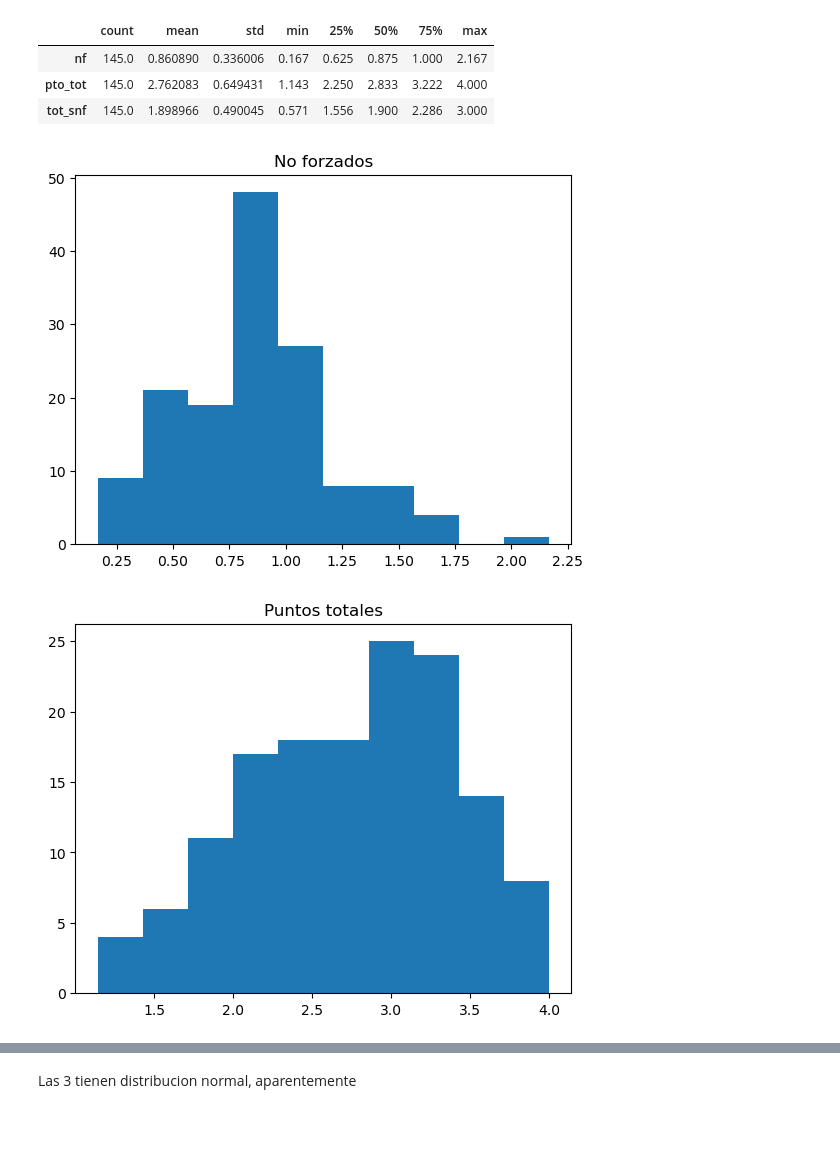
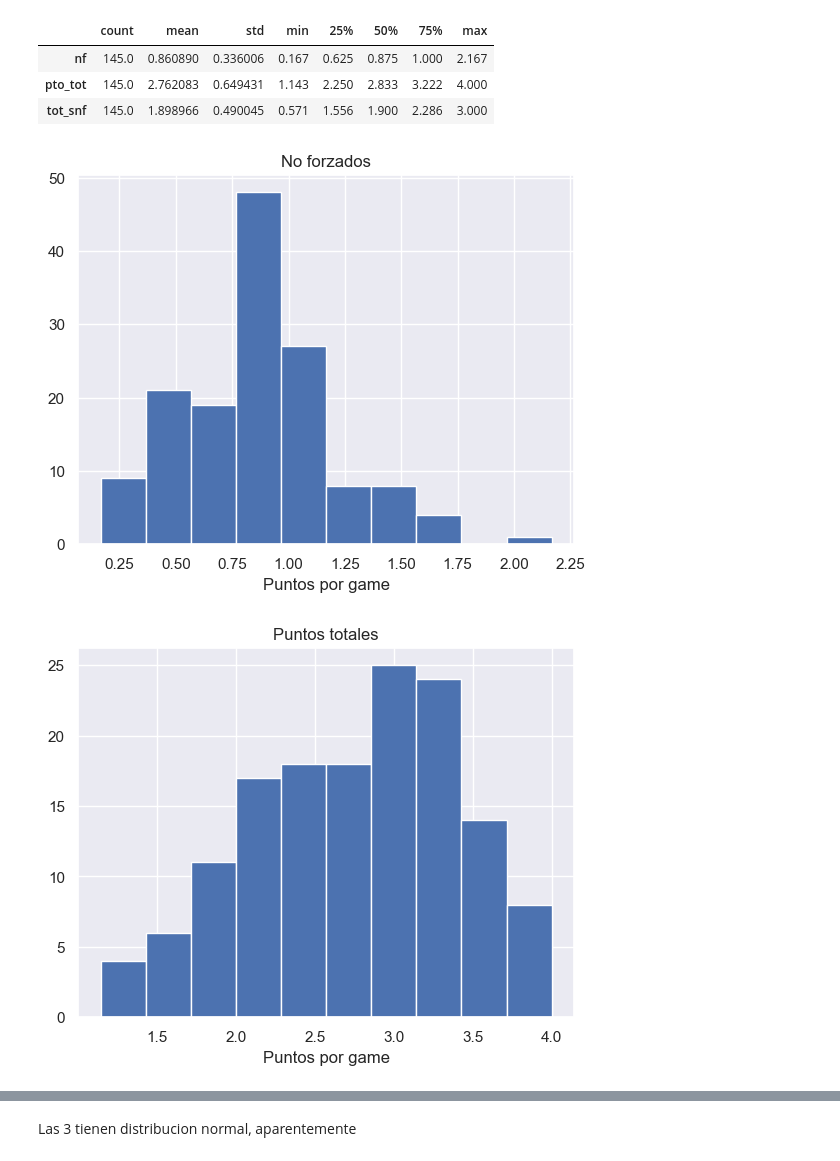
Before and after one commit to tatelas/coder_house, a Jupyter notebook: Insights+Lambre.ipynb, the cells around one changed output, grey strips where cells are left out. Cells and saved outputs as stored; diff of their text form; code cells hidden in the pictures; blank space fills up the shorter version.

```diff
--- a/Insights+Lambre.ipynb
+++ b/Insights+Lambre.ipynb
@@ -88,10 +89,12 @@ univ
 # %%
 all_hist = all.drop("result", axis=1)
 l_title = ["No forzados", "Puntos totales", "Puntos sin no forzados rivales"]
 for i,g in enumerate(all_hist.columns):
+    sns.set()
     plt.hist(all_hist[g])
+    plt.xlabel("Puntos por game")
     plt.title(l_title[i])
     plt.show()
 # %% [output]
-[figure, old version]
+[figure, new version]
-[figure, old version]
+[figure, new version]
```
Also changed, not shown: parts of 6 cells of this notebook.
